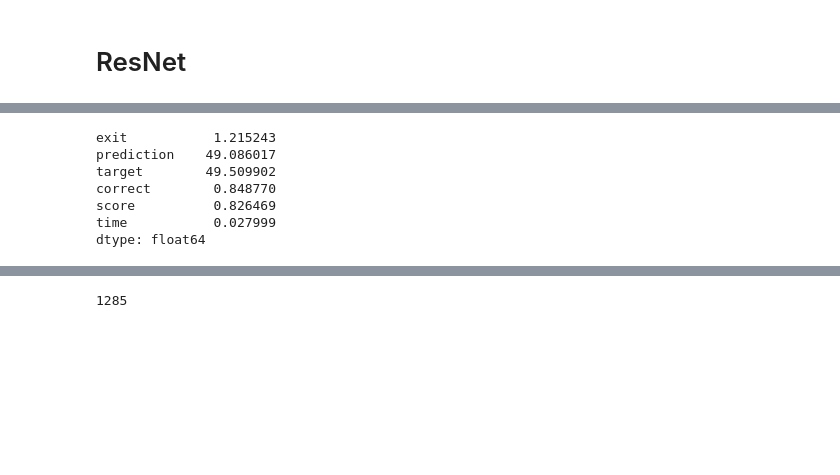
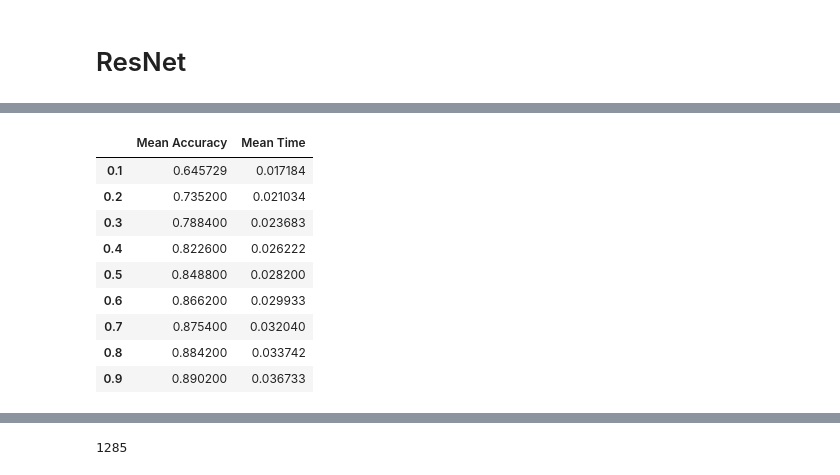
Before and after one commit to AlexKarlsen/thesis-src, a Jupyter notebook: DDNN/logging/threshold_test/Inference analysis.ipynb, the cells around one changed output, grey strips where cells are left out. Saved outputs shown, nothing was run; the diff lists cells and outputs as text; code cells hidden in the pictures; blank space fills up the shorter version.

```diff
--- a/DDNN/logging/threshold_test/Inference analysis.ipynb
+++ b/DDNN/logging/threshold_test/Inference analysis.ipynb
@@ -93,10 +95,20 @@ df = pd.DataFrame(data[1:], columns=['exit', 'prediction', 'target', 'correct',
-# %%
-df.mean()
-# %% [output]
-exit           1.215243
-prediction    49.086017
-target        49.509902
-correct        0.848770
-score          0.826469
-time           0.027999
-dtype: float64
+# %%
+arr = []
+for i in df.groupby(['threshold']):
+    tmp = i[1].mean()
+    arr.append((tmp.correct, tmp.time))
+
+#sns.lineplot(data=i[1].mean().correct)
+df_stats = pd.DataFrame(arr, columns=["Mean Accuracy", "Mean Time"], index=[0.1,0.2,0.3,0.4,0.5,0.6,0.7,0.8,0.9])
+df_stats
+# %% [output]
+|  | Mean Accuracy | Mean Time |
+| 0.1 | 0.645729 | 0.017184 |
+| 0.2 | 0.735200 | 0.021034 |
+| 0.3 | 0.788400 | 0.023683 |
+| 0.4 | 0.822600 | 0.026222 |
+| 0.5 | 0.848800 | 0.028200 |
+| 0.6 | 0.866200 | 0.029933 |
+| 0.7 | 0.875400 | 0.032040 |
+| 0.8 | 0.884200 | 0.033742 |
+| 0.9 | 0.890200 | 0.036733 |
```
Also changed, not shown: parts of 4 cells of this notebook.
